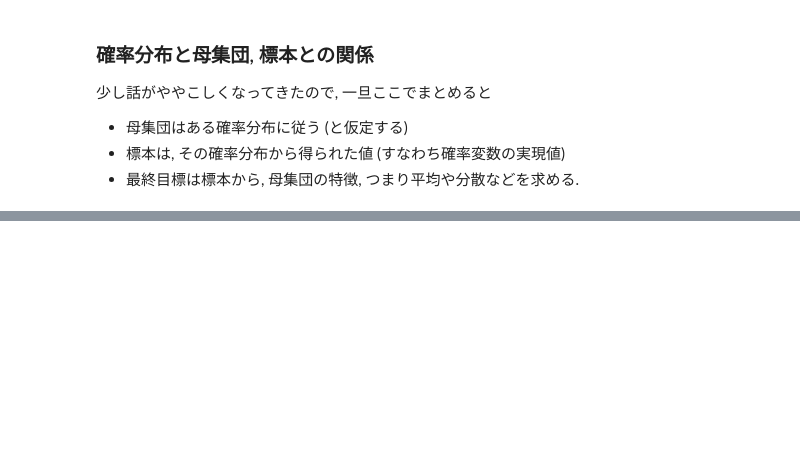
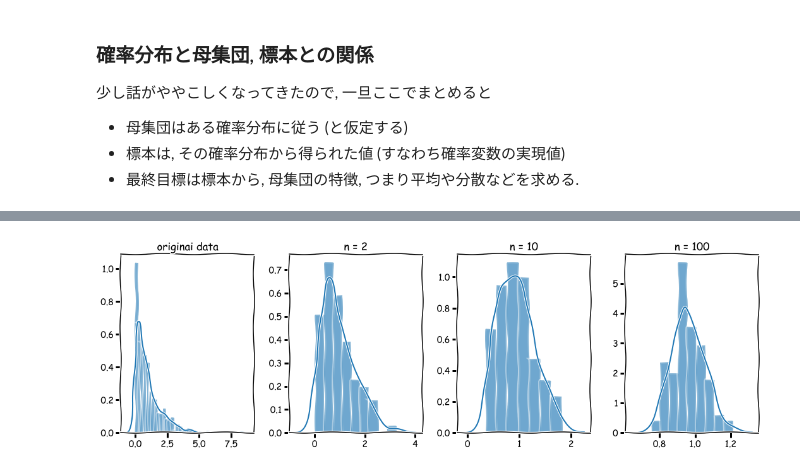
Before and after one commit to Soichiro-Fujioka/chotto-dekiru-DS, a Jupyter notebook: statistics/statistics-1.ipynb, the cells around one changed output, grey strips where cells are left out. Cells and saved outputs as stored; diff of their text form; code cells hidden in the pictures; blank space fills up the shorter version.

```diff
--- a/statistics/statistics-1.ipynb
+++ b/statistics/statistics-1.ipynb
@@ -514,0 +674,27 @@ $$
+# %%
+SIZE = 1000
+SAMPLE = [2, 10, 100]
+SUMPLE_COUNT = 100
+
+rv = expon()
+np.random.seed(seed=42)
+data_all = rv.rvs(size=SIZE, random_state=42)
+np.random.seed()
+# 標本平均を格納するリスト
+sample_10   = [np.mean(np.random.choice(data_all, SAMPLE[0], replace=False)) for _ in range(SUMPLE_COUNT)]
+sample_100  = [np.mean(np.random.choice(data_all, SAMPLE[1], replace=False)) for _ in range(SUMPLE_COUNT)]
+sample_1000 = [np.mean(np.random.choice(data_all, SAMPLE[2], replace=False)) for _ in range(SUMPLE_COUNT)]
+
+fig, (ax1, ax2, ax3, ax4) = plt.subplots(1, 4, sharey=False, figsize = (15,5)) # 複数グラフの表示設定
+sns.distplot(data_all, ax=ax1)
+ax1.set_title('originai data')
+sns.distplot(sample_10, ax=ax2)
+ax2.set_title('n = {}'.format(SAMPLE[0]))
+sns.distplot(sample_100, ax=ax3)
+ax3.set_title('n = {}'.format(SAMPLE[1]))
+sns.distplot(sample_1000, ax=ax4)
+ax4.set_title('n = {}'.format(SAMPLE[2]))
+plt.tight_layout() # グラフが重ならないようにする
+plt.show()
+# %% [output]
+[figure, added]
```
Also changed, not shown: parts of 25 cells of this notebook.
